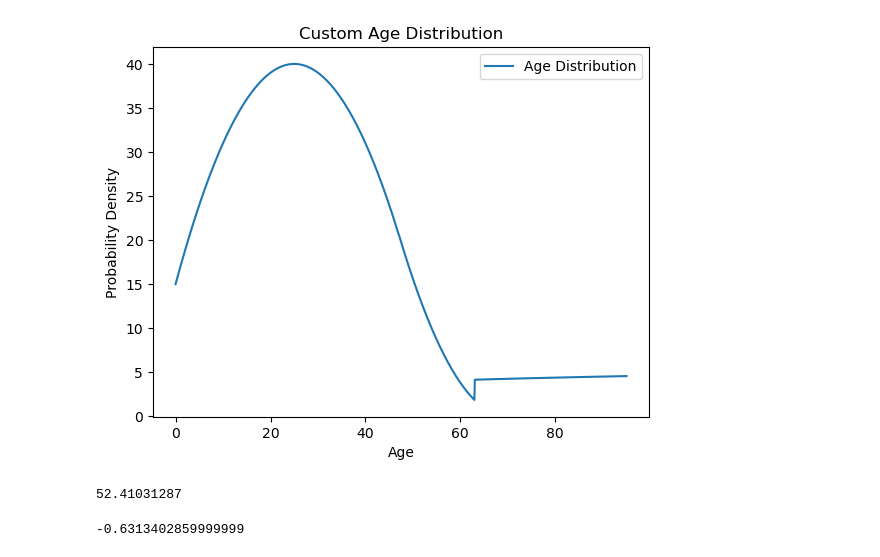
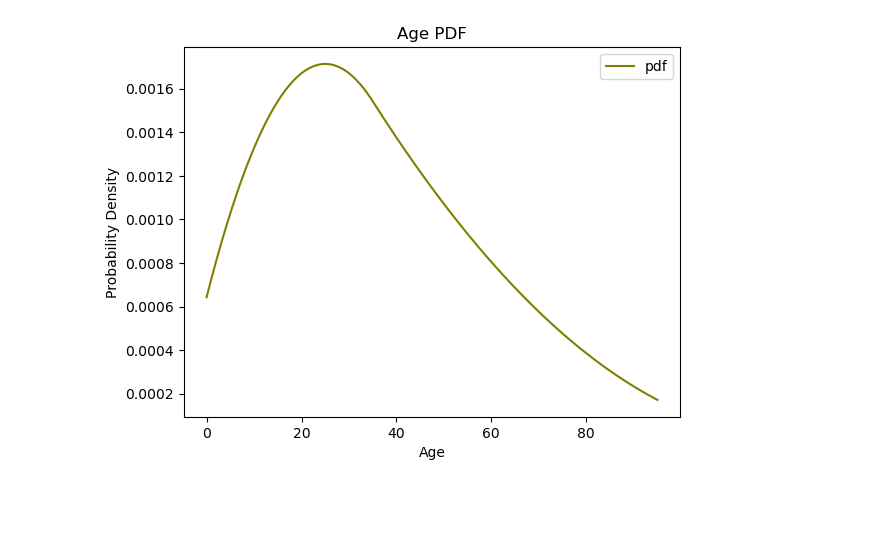
Before and after one commit to ihmeuw-msca/integral-functions, a Jupyter notebook: notebooks/simulation.ipynb, the cells around one changed output. Drawn from its saved outputs; the diff is of its cells as text; code cells hidden in the pictures; blank space fills up the shorter version.

Commit message:
Adding samples from distribution

```diff
--- a/notebooks/simulation.ipynb
+++ b/notebooks/simulation.ipynb
@@ -16,48 +7,30 @@ plt.plot(xs[cutoff_no:], chi2.pdf(xs[cutoff_no:], df))
 # %%
 # We define the relevant age range
 low_age = 0
 high_age = 95
 age_range = np.linspace(low_age, high_age, 1000)
 
 def f(x):
-    return -((1 / 5) * x - 5)**2 +40
+    return -((1 / 5) * x - 5)**2 + 40
 
 def g(x):
-    return ((x / 5) - 13.95)**2
-
-def h(x):
-    return np.log(x)
+    return ((x / 15) - 8.3335)**2
 
 def age_distribution(age):
-    if 0 <= age <= 47:
+    if 0 <= age <= 35:
         return f(age)
-    elif 47 < age <= 63.04248:
+    else:
         return g(age)
-    else:
-        return h(age)
 
-# Apply the distribution function to the age range
 distribution = np.array([age_distribution(age) for age in age_range])
 
-# Normalize the distribution to make it a valid probability distribution
-# distribution /= np.sum(distribution)
+distribution /= np.sum(distribution)
 
-# Plot the distribution
-plt.plot(age_range, distribution, label="Age Distribution")
+plt.plot(age_range, distribution, label="pdf", c="olive")
 plt.xlabel("Age")
 plt.ylabel("Probability Density")
-plt.title("Custom Age Distribution")
+plt.title("Age PDF")
 plt.legend()
 plt.show()
 # %% [output]
-[figure, old version]
+[figure, new version]
-# %%
-m = (24 - 1.90308999) / (45 - 80)
-b = 24 - m * 45
-b
-# %% [output]
-52.41031287
-# %%
-m
-# %% [output]
--0.6313402859999999
```
Also changed, not shown: parts of 6 cells of this notebook.
